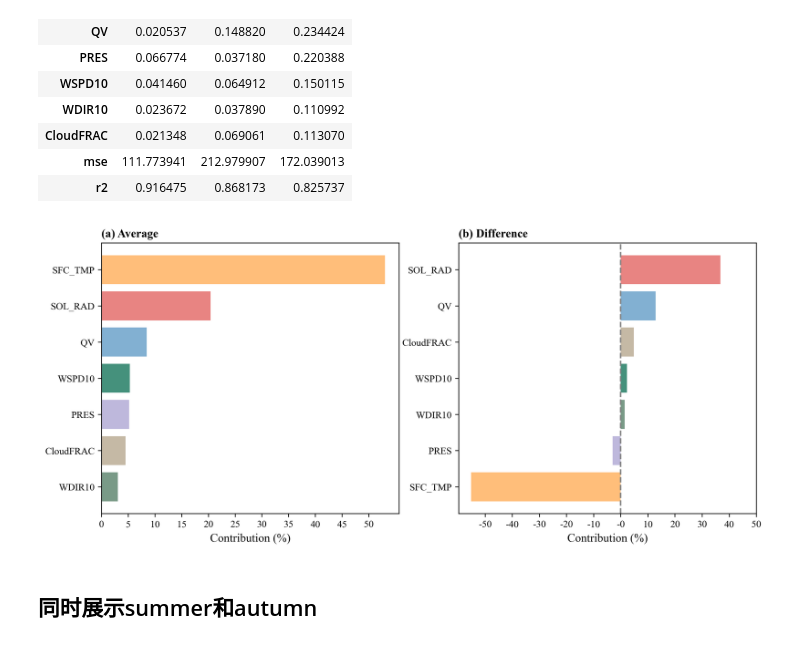
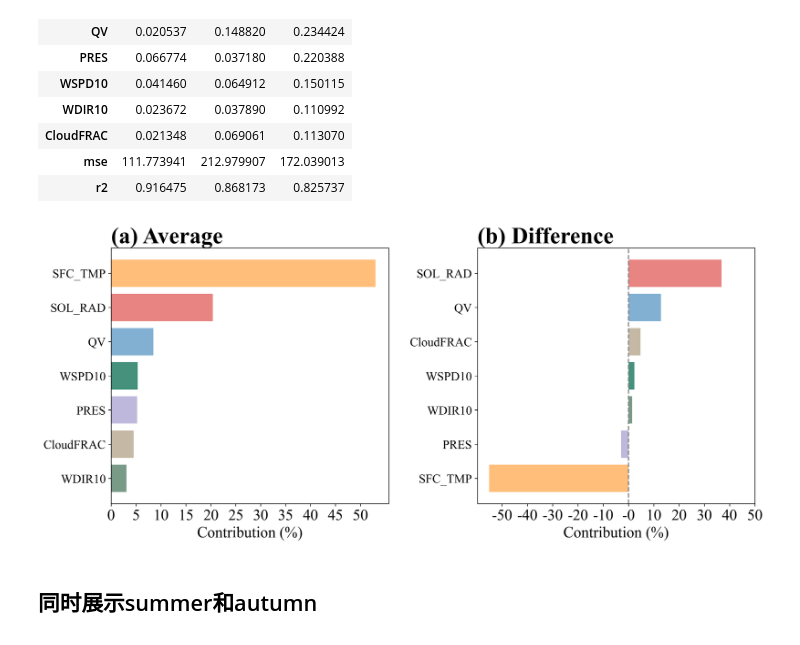
Before and after one commit to Iphisxu/MasterGRAD-Seasonally, a Jupyter notebook: scripts/Contributions/RandomForest/plot_PRD_barh.ipynb, the cells around one changed output. Drawn from its saved outputs; the diff is of its cells as text; code cells hidden in the pictures.

```diff
--- a/scripts/Contributions/RandomForest/plot_PRD_barh.ipynb
+++ b/scripts/Contributions/RandomForest/plot_PRD_barh.ipynb
@@ -60,30 +60,34 @@ df_dif.sort_values(ascending=True, inplace=True)
 # %%
 avg_colors = [factor_color[factor] for factor in df_avg.index]
 dif_colors = [factor_color[factor] for factor in df_dif.index]
 
-fig = plt.figure(figsize=(12, 5),dpi=300)
+fig = plt.figure(figsize=(15, 6),dpi=300)
 ax1,ax2 = fig.subplots(1,2)
 
 ax1.barh(df_avg.index, df_avg, color=avg_colors)
 xticks = np.arange(0, 0.51, 0.05)
 ax1.set_xticks(xticks)
-ax1.set_xticklabels(['{:.0f}'.format(x*100) for x in xticks])
+ax1.set_xticklabels(['{:.0f}'.format(x*100) for x in xticks],fontsize=20)
 
 ax2.barh(df_dif.index, df_dif, color=dif_colors)
 ax2.axvline(x=0, color='gray', linestyle='--')
 xticks = np.arange(-0.5, 0.51, 0.1)
 ax2.set_xticks(xticks)
-ax2.set_xticklabels(['{:.0f}'.format(x*100) for x in xticks])
+ax2.set_xticklabels(['{:.0f}'.format(x*100) for x in xticks],fontsize=20)
 
-ax1.set_xlabel('Contribution (%)', fontsize=12)
-ax2.set_xlabel('Contribution (%)', fontsize=12)
+ax1.set_yticklabels(ax1.get_yticklabels(), fontsize=16)
+ax2.set_yticklabels(ax2.get_yticklabels(), fontsize=16)
 
-title_dict={'fontsize':12,'fontweight':'bold','loc':'left'}
+ax1.set_xlabel('Contribution (%)', fontsize=20)
+ax2.set_xlabel('Contribution (%)', fontsize=20)
+
+title_dict={'fontsize':30,'fontweight':'bold','loc':'left'}
 ax1.set_title('(a) Average',**title_dict)
 ax2.set_title('(b) Difference',**title_dict)
+plt.subplots_adjust(wspace=0.32)
 plt.show()
 # %% [output]
-[figure, old version]
+[figure, new version]
 # %% [markdown]
 ## 同时展示summer和autumn
 # %%
```
Also changed, not shown: 1 other file.
